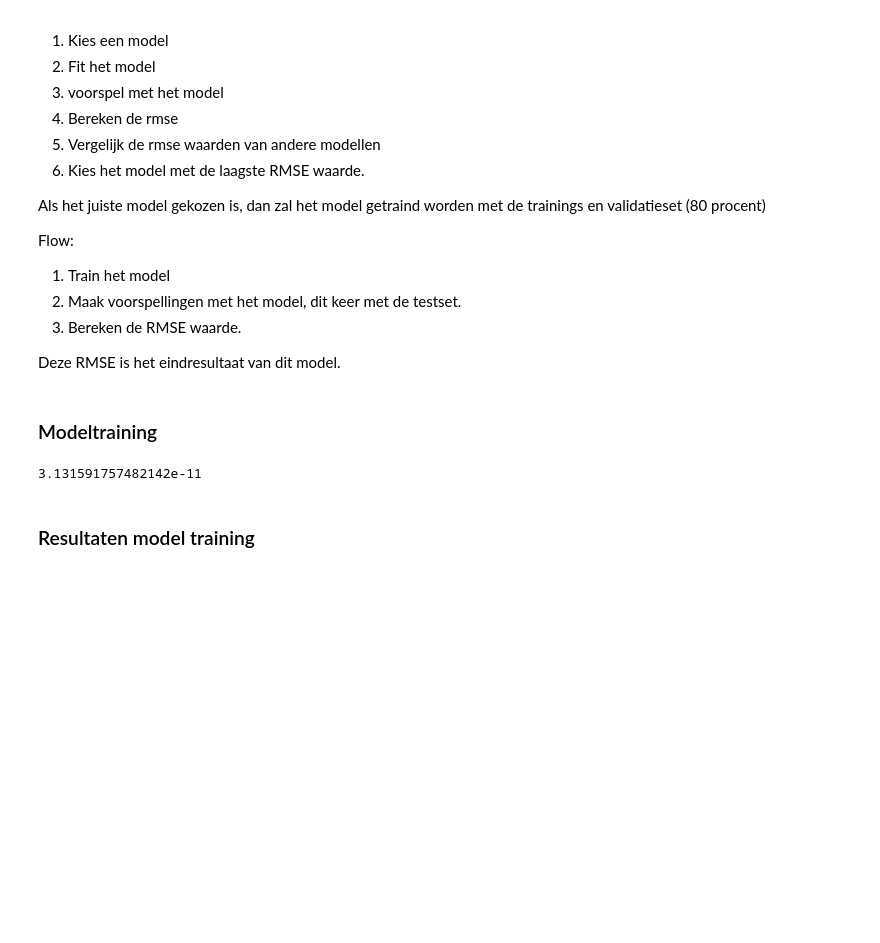
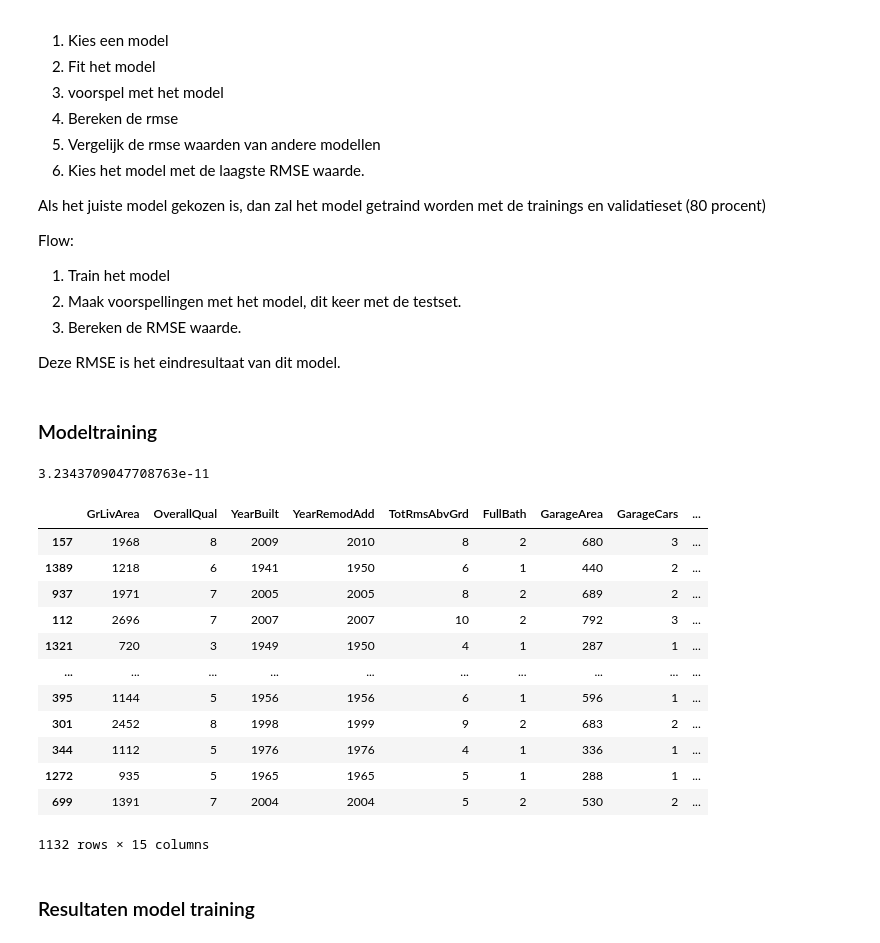
Before and after one commit to geoduin/HousePricePredictor, a Jupyter notebook: data_science_challenge.ipynb, the cells around one changed output. Drawn from its saved outputs; the diff is of its cells as text; code cells hidden in the pictures; blank space fills up the shorter version.

```diff
--- a/data_science_challenge.ipynb
+++ b/data_science_challenge.ipynb
@@ -817,4 +817,4 @@ Uit de modelselectie blijkt dat lineare regressie de beste model is voor het tra
 target = cleaned_data["SalePrice"]
 independent_variables = cleaned_data.drop("SalePrice", axis=1)
 # Split training en test/validatie sets 60 - 40 (20 - 20)
-x_train2, x_test2, y_train2, y_test2 = train_test_split(cleaned_data, target, train_size=0.8, test_size=0.2)
+x_train2, x_test2, y_train2, y_test2 = train_test_split(independent_variables, target, train_size=0.8, test_size=0.2)
@@ -870,7 +867,23 @@ rmse_final = root_mean_squared_error(y_test2, y_prediction2)
 
 rmse_final
 # %% [output]
-3.131591757482142e-11
+3.2343709047708763e-11
+# %%
+x_train2
+# %% [output]
+|  | GrLivArea | OverallQual | YearBuilt | YearRemodAdd | TotRmsAbvGrd | FullBath | GarageArea | GarageCars | ... |
+| 157 | 1968 | 8 | 2009 | 2010 | 8 | 2 | 680 | 3 | ... |
+| 1389 | 1218 | 6 | 1941 | 1950 | 6 | 1 | 440 | 2 | ... |
+| 937 | 1971 | 7 | 2005 | 2005 | 8 | 2 | 689 | 2 | ... |
+| 112 | 2696 | 7 | 2007 | 2007 | 10 | 2 | 792 | 3 | ... |
+| 1321 | 720 | 3 | 1949 | 1950 | 4 | 1 | 287 | 1 | ... |
+| ... | ... | ... | ... | ... | ... | ... | ... | ... | ... |
+| 395 | 1144 | 5 | 1956 | 1956 | 6 | 1 | 596 | 1 | ... |
+| 301 | 2452 | 8 | 1998 | 1999 | 9 | 2 | 683 | 2 | ... |
+| 344 | 1112 | 5 | 1976 | 1976 | 4 | 1 | 336 | 1 | ... |
+| 1272 | 935 | 5 | 1965 | 1965 | 5 | 1 | 288 | 1 | ... |
+| 699 | 1391 | 7 | 2004 | 2004 | 5 | 2 | 530 | 2 | ... |
+1132 rows × 15 columns
 # %% [markdown]
 ### Resultaten model training
 # %% [markdown]
```
Also changed, not shown: parts of 3 cells of this notebook.
